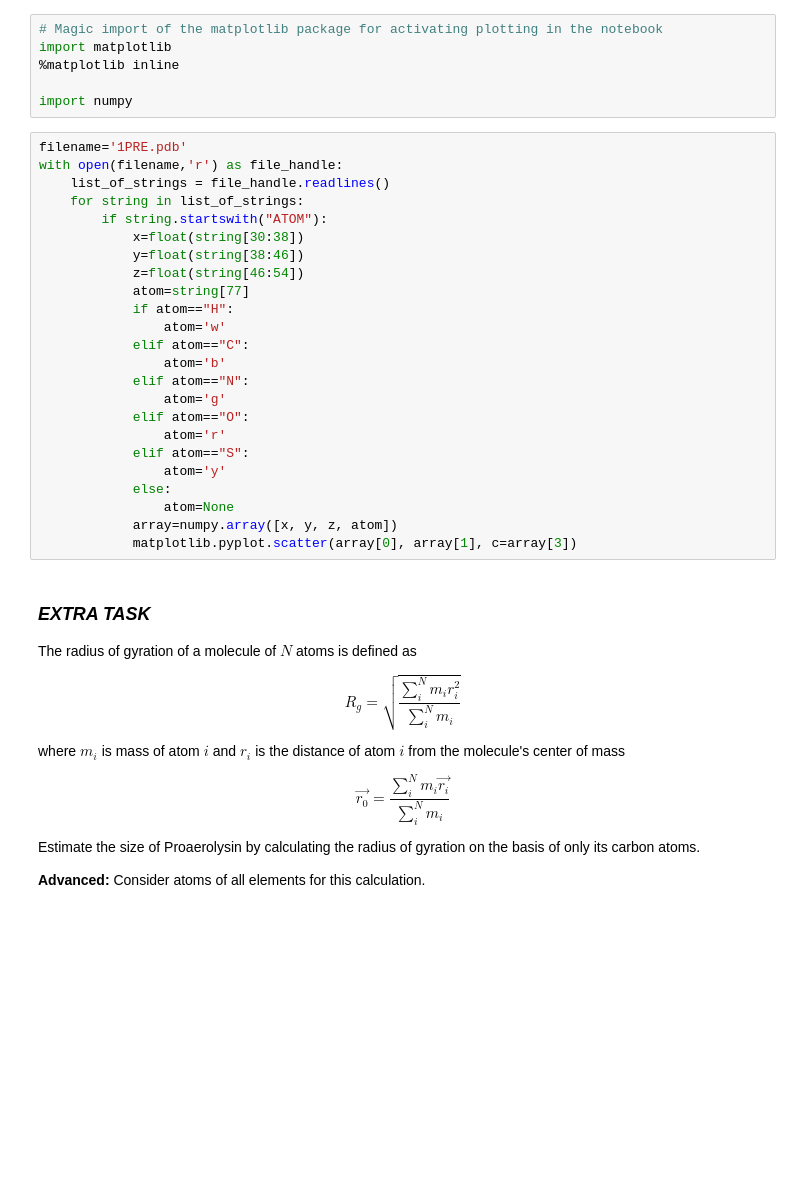
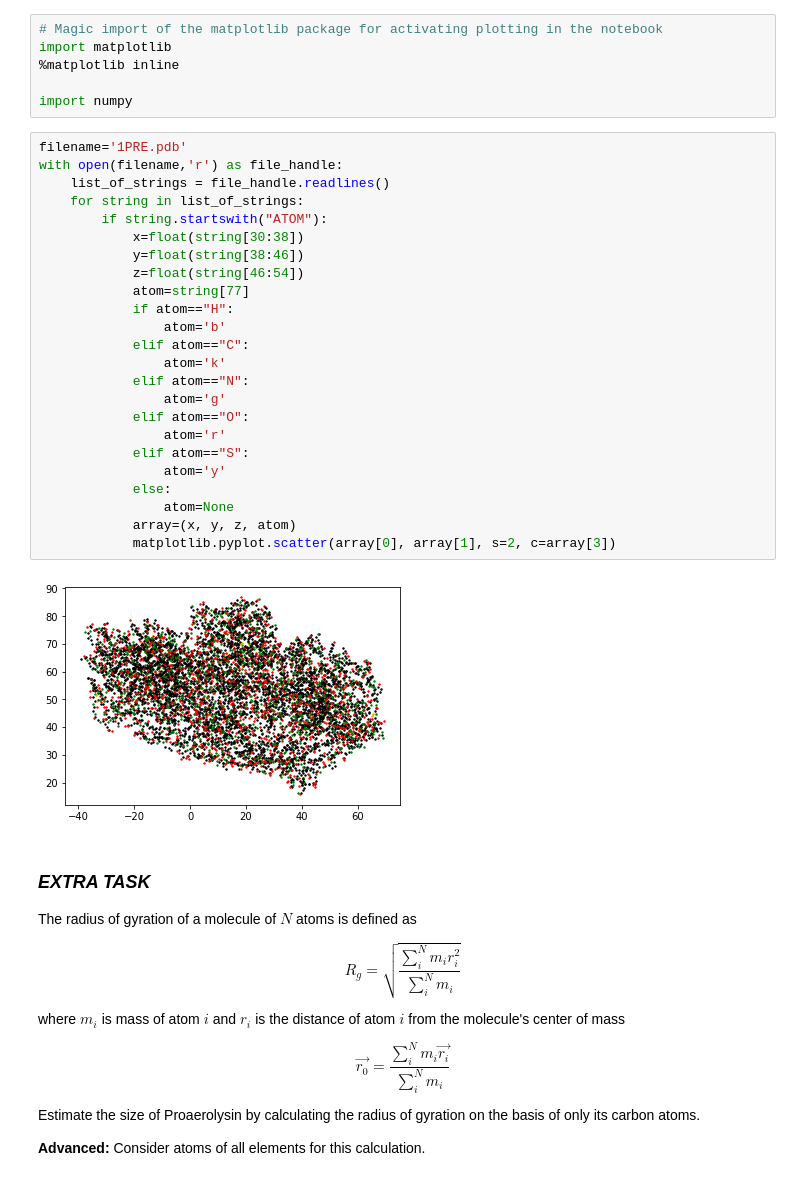
Before and after one commit to mhantke/python-course, a Jupyter notebook: session3/session3_antys.ipynb, the cells around one changed output. Drawn from its saved outputs; the diff is of its cells as text; blank space fills up the shorter version.

```diff
--- a/session3/session3_antys.ipynb
+++ b/session3/session3_antys.ipynb
@@ -95,27 +95,29 @@ import numpy
 # %%
 filename='1PRE.pdb'
 with open(filename,'r') as file_handle:
     list_of_strings = file_handle.readlines()
     for string in list_of_strings:
         if string.startswith("ATOM"):
             x=float(string[30:38])
             y=float(string[38:46])
             z=float(string[46:54])
             atom=string[77]
             if atom=="H":
-                atom='w'
+                atom='b'
             elif atom=="C":
-                atom='b'
+                atom='k'
             elif atom=="N":
                 atom='g'
             elif atom=="O":
                 atom='r'
             elif atom=="S":
                 atom='y'
             else:
                 atom=None
-            array=numpy.array([x, y, z, atom])
-            matplotlib.pyplot.scatter(array[0], array[1], c=array[3])
+            array=(x, y, z, atom)
+            matplotlib.pyplot.scatter(array[0], array[1], s=2, c=array[3])
+# %% [output]
+[figure, added]
 # %% [markdown]
 ### *EXTRA TASK*
 
```
Also changed, not shown: parts of 1 cell of this notebook.
